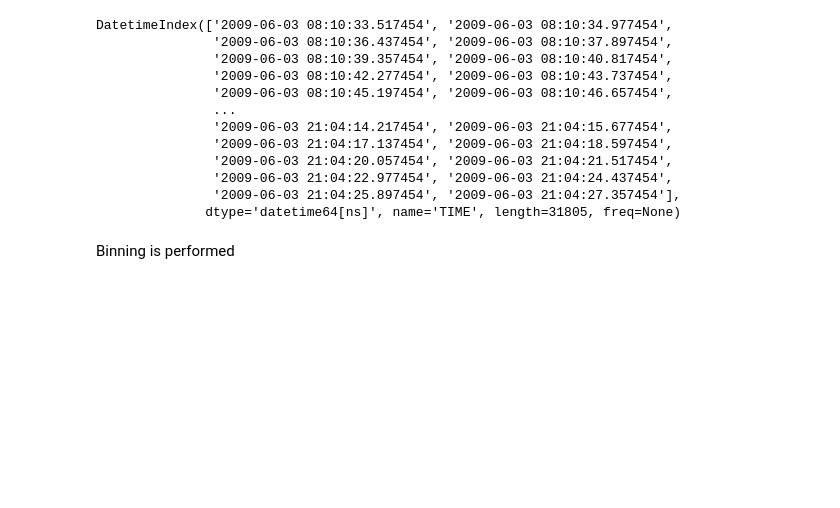
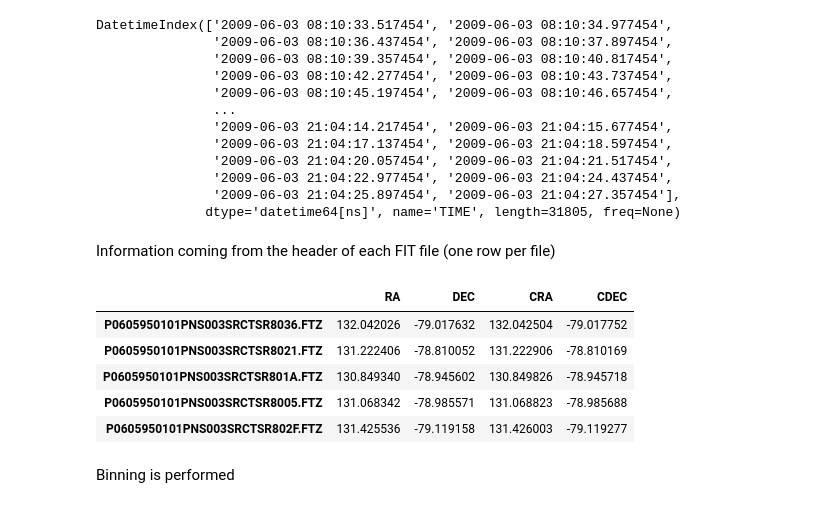
Before and after one commit to manuvazquez/VAEonXMM, a Jupyter notebook: nbs/xsa_util.ipynb, the cells around one changed output. Drawn from its saved outputs; the diff is of its cells as text; code cells hidden in the pictures; blank space fills up the shorter version.

```diff
--- a/nbs/xsa_util.ipynb
+++ b/nbs/xsa_util.ipynb
@@ -163,7 +167,7 @@ trapallada.plot.df(rate_df, index_type='T')
 # %% [markdown]
 All the above FITs files are read into a `DataFrame`
 # %%
-fits_df, skipped_files_list = trapallada.xsa.util.read_fits_files(fits_files)
+fits_df, skipped_files_list, header_df = trapallada.xsa.util.read_fits_files(fits_files)
 fits_df.head()
 # %% [output]
 |  | P0605950101PNS003SRCTSR8036.FTZ | P0605950101PNS003SRCTSR8021.FTZ | P0605950101PNS003SRCTSR801A.FTZ | P0605950101PNS003SRCTSR8005.FTZ | ... |
@@ -195,6 +199,17 @@ DatetimeIndex(['2009-06-03 08:10:33.517454', '2009-06-03 08:10:34.977454',
                '2009-06-03 21:04:22.977454', '2009-06-03 21:04:24.437454',
                '2009-06-03 21:04:25.897454', '2009-06-03 21:04:27.357454'],
               dtype='datetime64[ns]', name='TIME', length=31805, freq=None)
+# %% [markdown]
+Information coming from the header of each FIT file (one row per file)
+# %%
+header_df.head()
+# %% [output]
+|  | RA | DEC | CRA | CDEC |
+| P0605950101PNS003SRCTSR8036.FTZ | 132.042026 | -79.017632 | 132.042504 | -79.017752 |
+| P0605950101PNS003SRCTSR8021.FTZ | 131.222406 | -78.810052 | 131.222906 | -78.810169 |
+| P0605950101PNS003SRCTSR801A.FTZ | 130.849340 | -78.945602 | 130.849826 | -78.945718 |
+| P0605950101PNS003SRCTSR8005.FTZ | 131.068342 | -78.985571 | 131.068823 | -78.985688 |
+| P0605950101PNS003SRCTSR802F.FTZ | 131.425536 | -79.119158 | 131.426003 | -79.119277 |
 # %% [markdown]
 Binning is performed
 # %%
```
Also changed, not shown: parts of 17 cells of this notebook, 5 other files.
